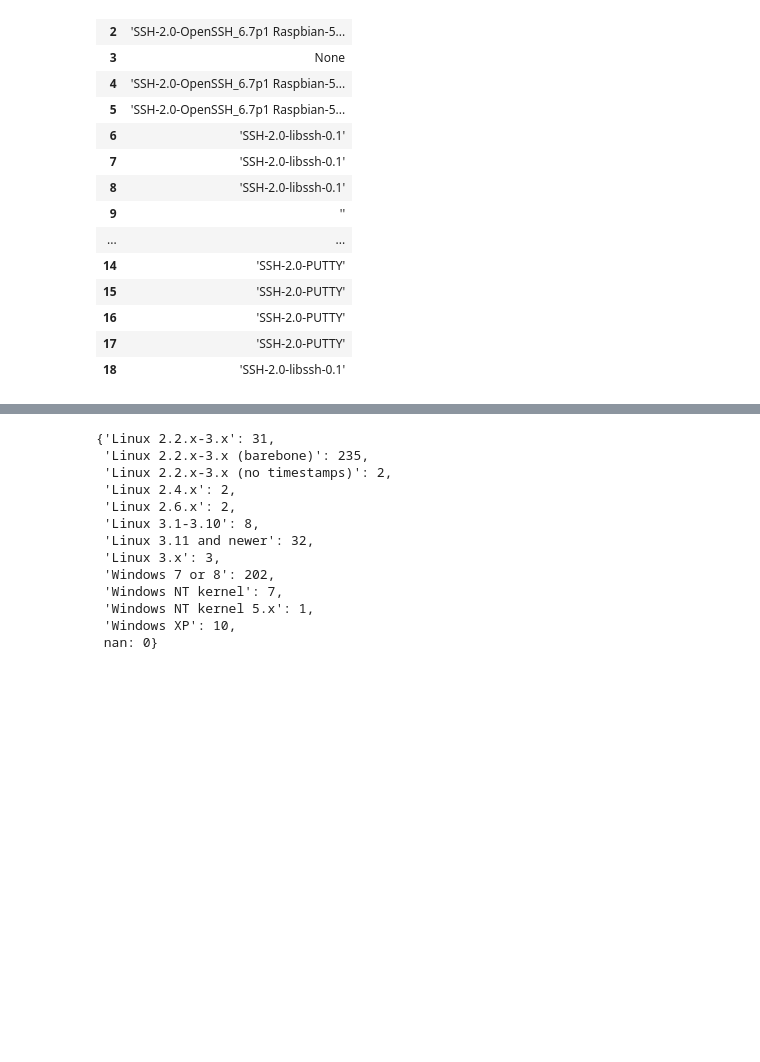
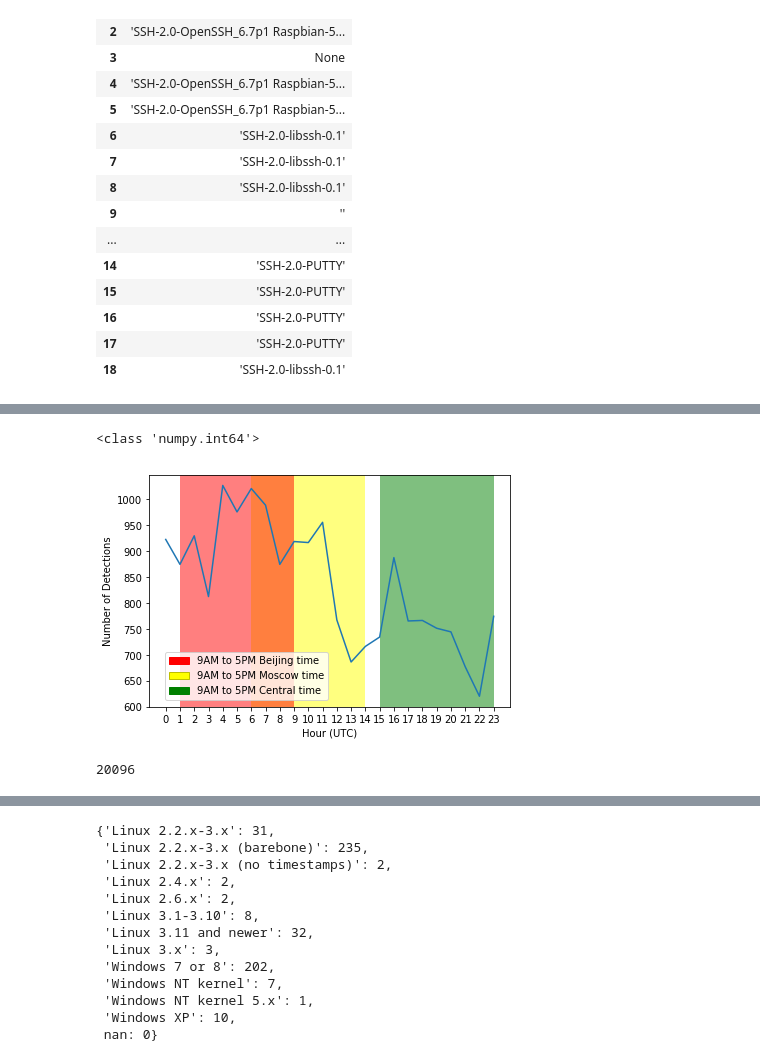
Before and after one commit to jsc7899/NetSec-Final-Project, a Jupyter notebook: python/data_exploration.ipynb, the cells around one changed output, grey strips where cells are left out. Drawn from its saved outputs; the diff is of its cells as text; code cells hidden in the pictures; blank space fills up the shorter version.

```diff
--- a/python/data_exploration.ipynb
+++ b/python/data_exploration.ipynb
@@ -163,0 +192,69 @@ sess_df
+# %%
+from datetime import datetime
+import matplotlib.ticker as ticker
+from matplotlib.patches import Patch
+
+ex_time = sess_df.iloc[0]['timestamp']['$date']
+
+#For date and time parsing use the following line
+sess_df['hour'] = sess_df.apply(lambda row: datetime.strptime(row.timestamp['$date'].split('.')[0], '%Y-%m-%dT%H:%M:%S').hour, axis = 1)
+
+#For just time (hour:min:sec) use the following line
+# sess_df['time'] = sess_df.apply(lambda row: datetime.strptime(row.timestamp['$date'].split('.')[0], '%Y-%m-%dT%H:%M:%S').strftime('%H:%M:%S'), axis = 1)
+print(type(sess_df.iloc[0]['hour']))
+
+# sess_df['time']
+# t = sess_df.iloc[0]['time'].to_pydatetime()
+
+
+# sess_df
+hours = np.arange(24)
+hours_dict = {}
+for hour in hours:
+    hours_dict[hour] = len(sess_df[sess_df['hour'] == hour])
+
+
+hours_df = pd.DataFrame.from_dict({'Hour': list(hours_dict.keys()), 'Count': [hours_dict[i] for i in hours_dict.keys()]})
+hours_df = hours_df.sort_values(by=['Hour'], ascending=True)
+hours_df = hours_df.reset_index(drop=True)
+
+fig = plt.figure()
+ax = fig.add_subplot(111)
+
+
+
+ax.plot(hours_df['Hour'], hours_df['Count'])
+ax.axvspan(6, 14, facecolor='yellow', alpha=0.5) #9 AM to 5 PM Moscow time in UTC
+ax.axvspan(15, 23, facecolor='green', alpha=0.5) #9 AM to 5 PM Central time in UTC
+ax.axvspan(1,9, facecolor='red', alpha=0.5) #9 AM to 5 PM Chinese time in UTC
+
+plt.xticks(np.arange(len(hours_dict.keys())), hours_df['Hour'])
+plt.xlabel('Hour (UTC)')
+plt.ylabel('Number of Detections')
+
+legend_elements = [Patch(facecolor='red', edgecolor='r',
+                         label='9AM to 5PM Beijing time'),
+                   Patch(facecolor='yellow', edgecolor='y',
+                         label='9AM to 5PM Moscow time'),
+                   Patch(facecolor='green', edgecolor='g',
+                         label='9AM to 5PM Central time')]
+ax.legend(handles=legend_elements, bbox_to_anchor=(0.51, 0.26))
+
+plt.tight_layout()
+# plt.savefig('time_breakdown.png', format='png')
+# plt.close()
+plt.show()
+sum(hours_dict.values())
+# sess_df.set_index('time', inplace=True)
+# values = np.ones(len(sess_df.index))
+# ticklabels = sess_df.index.strftime('%Y-%m-%dT%H:%M:%S')
+# fig = plt.figure()
+# ax = fig.add_subplot(111)
+# ax.plot(sess_df.index, values)
+# ax.xaxis.set_major_formatter(ticker.FixedFormatter(ticklabels))
+# plt.xticks(rotation='vertical')
+# plt.show()
+# %% [output]
+<class 'numpy.int64'>
+[figure, added]
+20096
```
Also changed, not shown: parts of 3 cells of this notebook, 14 other files.
